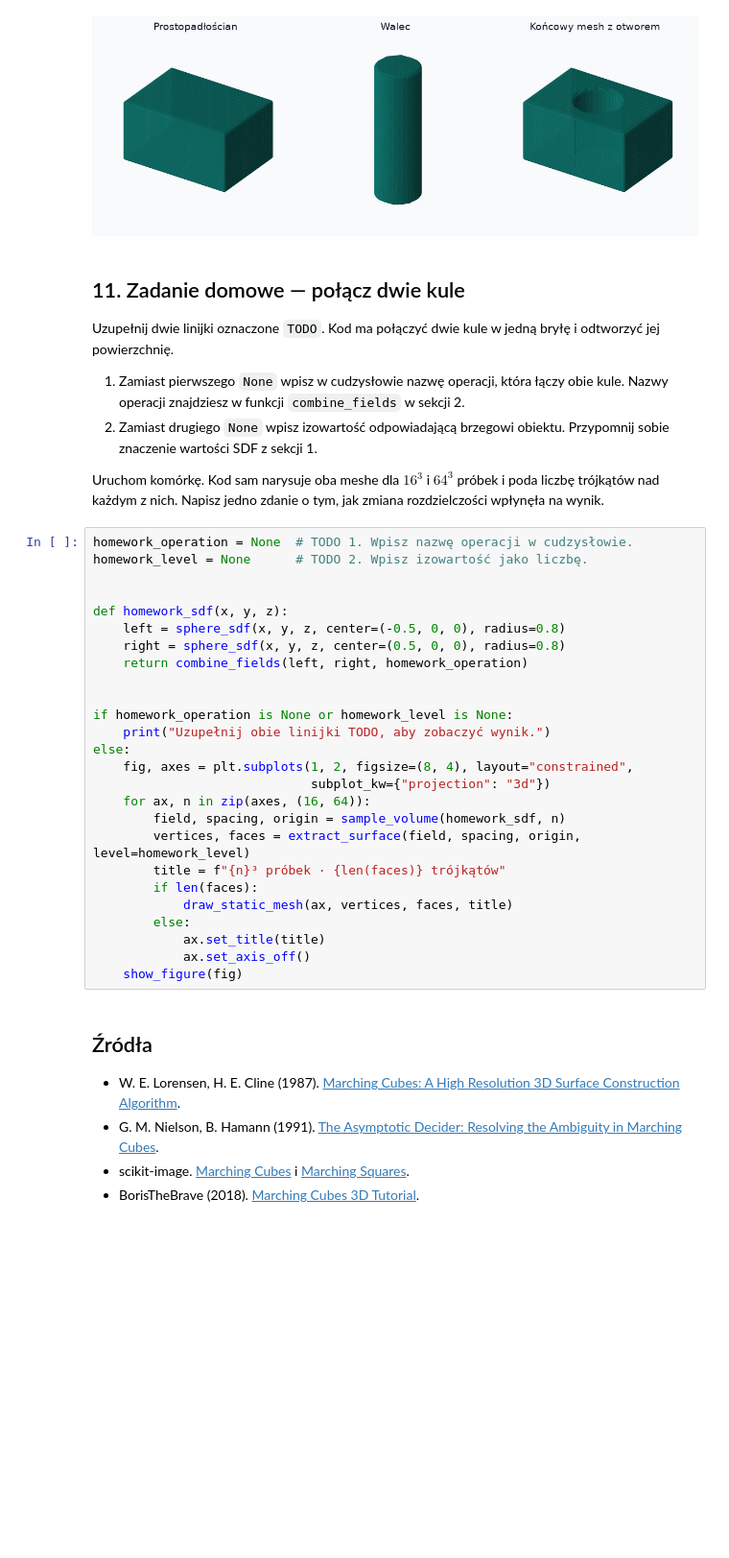
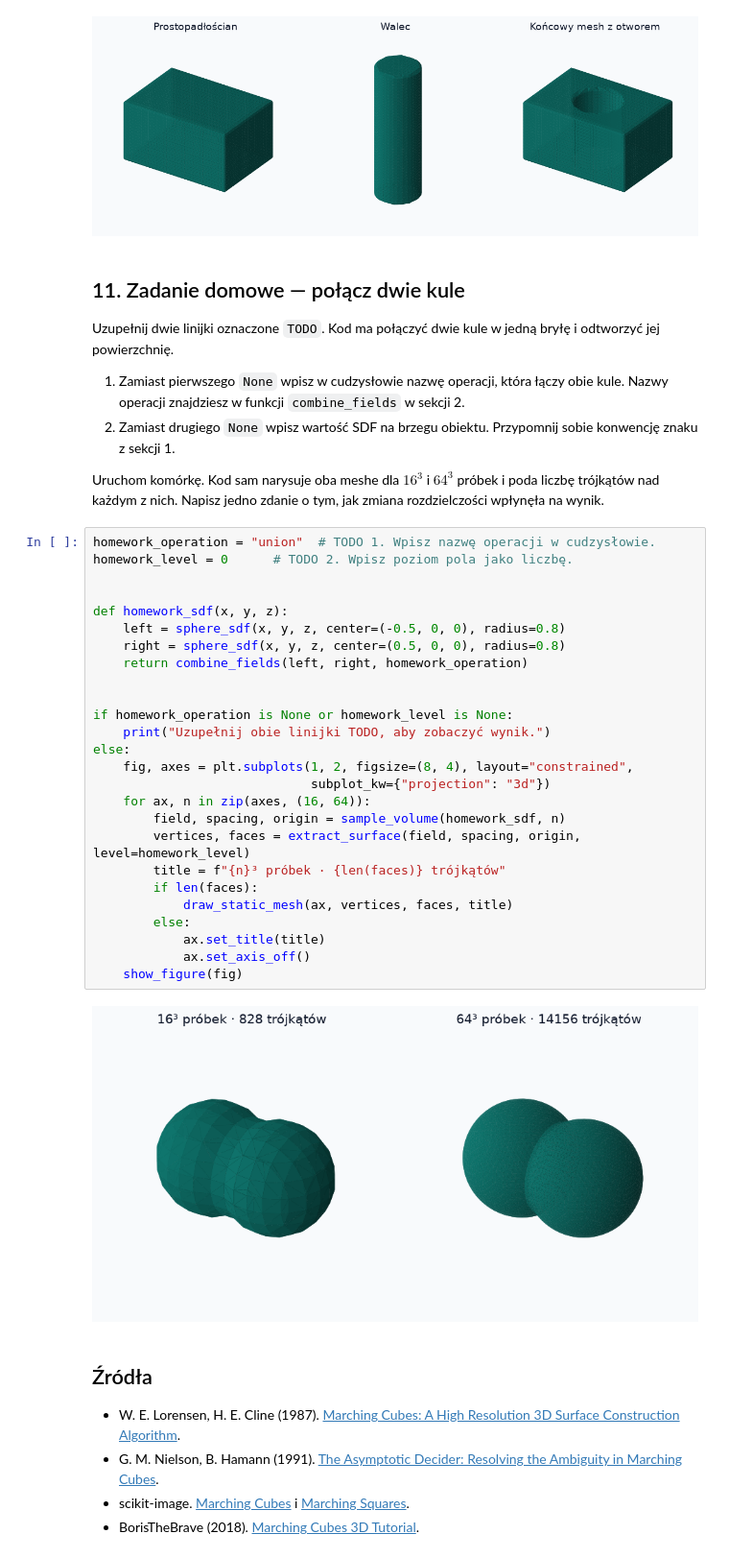
Before and after one commit to KajetanOzog/lab_6, a Jupyter notebook: 01_sdf_marching_cubes.ipynb, the cells around one changed output. Shown at 96% size. Drawn from its saved outputs; the diff is of its cells as text; blank space fills up the shorter version.

```diff
--- a/01_sdf_marching_cubes.ipynb
+++ b/01_sdf_marching_cubes.ipynb
@@ -802,35 +780,37 @@ show_figure(fig)
 Uzupełnij dwie linijki oznaczone `TODO`. Kod ma połączyć dwie kule w jedną bryłę i odtworzyć jej powierzchnię.
 
 1. Zamiast pierwszego `None` wpisz w cudzysłowie nazwę operacji, która łączy obie kule. Nazwy operacji znajdziesz w funkcji `combine_fields` w sekcji 2.
-2. Zamiast drugiego `None` wpisz izowartość odpowiadającą brzegowi obiektu. Przypomnij sobie znaczenie wartości SDF z sekcji 1.
+2. Zamiast drugiego `None` wpisz wartość SDF na brzegu obiektu. Przypomnij sobie konwencję znaku z sekcji 1.
 
 Uruchom komórkę. Kod sam narysuje oba meshe dla $16^3$ i $64^3$ próbek i poda liczbę trójkątów nad każdym z nich. Napisz jedno zdanie o tym, jak zmiana rozdzielczości wpłynęła na wynik.
 # %%
-homework_operation = None  # TODO 1. Wpisz nazwę operacji w cudzysłowie.
-homework_level = None      # TODO 2. Wpisz izowartość jako liczbę.
+homework_operation = "union"  # TODO 1. Wpisz nazwę operacji w cudzysłowie.
+homework_level = 0      # TODO 2. Wpisz poziom pola jako liczbę.
 
 
 def homework_sdf(x, y, z):
     left = sphere_sdf(x, y, z, center=(-0.5, 0, 0), radius=0.8)
     right = sphere_sdf(x, y, z, center=(0.5, 0, 0), radius=0.8)
     return combine_fields(left, right, homework_operation)
 
 
 if homework_operation is None or homework_level is None:
     print("Uzupełnij obie linijki TODO, aby zobaczyć wynik.")
 else:
     fig, axes = plt.subplots(1, 2, figsize=(8, 4), layout="constrained",
                              subplot_kw={"projection": "3d"})
     for ax, n in zip(axes, (16, 64)):
         field, spacing, origin = sample_volume(homework_sdf, n)
         vertices, faces = extract_surface(field, spacing, origin, level=homework_level)
         title = f"{n}³ próbek · {len(faces)} trójkątów"
         if len(faces):
             draw_static_mesh(ax, vertices, faces, title)
         else:
             ax.set_title(title)
             ax.set_axis_off()
     show_figure(fig)
+# %% [output]
+[figure, added]
 # %% [markdown]
 ## Źródła
 
```
Also changed, not shown: parts of 13 cells of this notebook, 21 other files.
